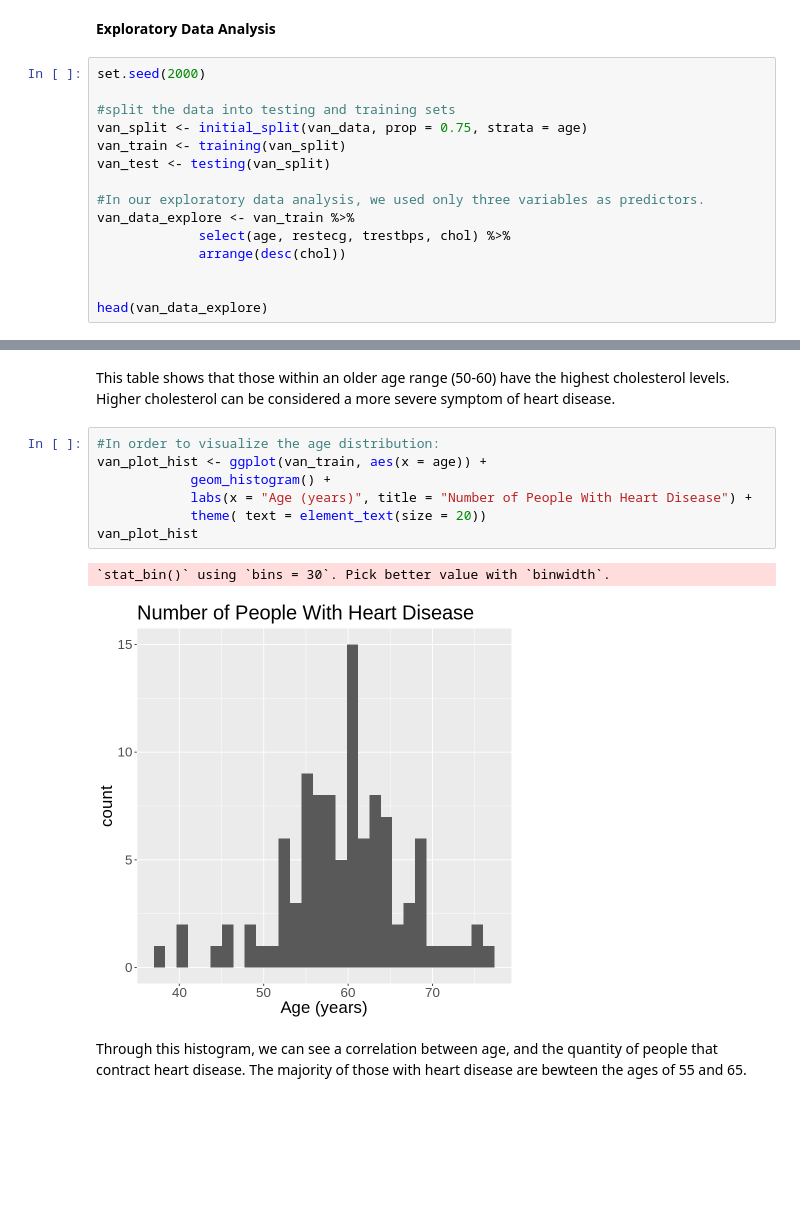
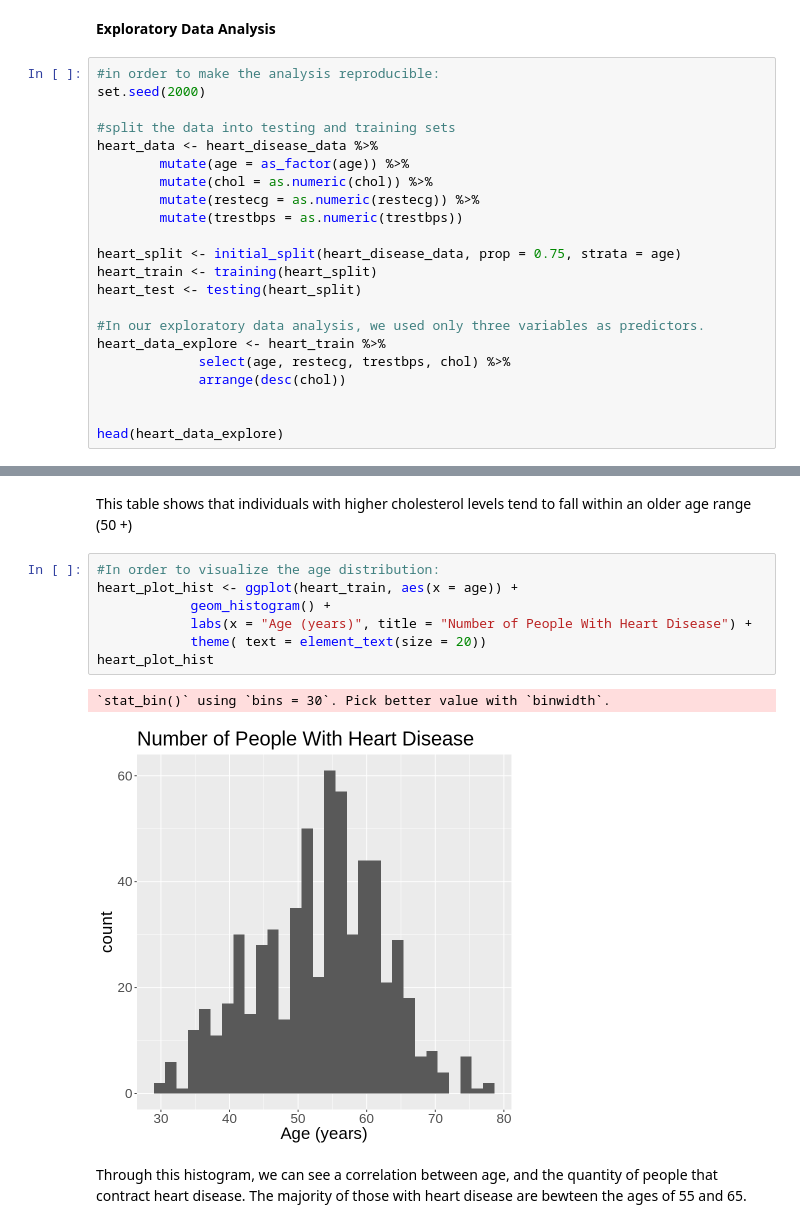
Before and after one commit to klydestad/group_153_project, a Jupyter notebook: group.153.project.report.ipynb, the cells around one changed output, grey strips where cells are left out. Cells and saved outputs as stored; diff of their text form; blank space fills up the shorter version.

```diff
--- a/group.153.project.report.ipynb
+++ b/group.153.project.report.ipynb
@@ -50,20 +99,27 @@ NOTE: WE HAVE TO MERGE IN OTHER DATASETS
 # %% [markdown]
 **Exploratory Data Analysis**
 # %%
+#in order to make the analysis reproducible:
 set.seed(2000)
 
 #split the data into testing and training sets
-van_split <- initial_split(van_data, prop = 0.75, strata = age)
-van_train <- training(van_split)
-van_test <- testing(van_split)
+heart_data <- heart_disease_data %>%
+        mutate(age = as_factor(age)) %>%
+        mutate(chol = as.numeric(chol)) %>%
+        mutate(restecg = as.numeric(restecg)) %>%
+        mutate(trestbps = as.numeric(trestbps))
+
+heart_split <- initial_split(heart_disease_data, prop = 0.75, strata = age)
+heart_train <- training(heart_split)
+heart_test <- testing(heart_split)
 
 #In our exploratory data analysis, we used only three variables as predictors.
-van_data_explore <- van_train %>%
+heart_data_explore <- heart_train %>%
              select(age, restecg, trestbps, chol) %>%
              arrange(desc(chol))
 
 
-head(van_data_explore)
+head(heart_data_explore)
 # %% [output]
 A tibble: 6 × 4
 | age | restecg | trestbps | chol |
@@ -77,15 +133,15 @@ A tibble: 6 × 4
 # %% [markdown]
-This table shows that those within an older age range (50-60) have the highest cholesterol levels. Higher cholesterol can be considered a more severe symptom of heart disease.
+This table shows that individuals with higher cholesterol levels tend to fall within an older age range (50 +)
 # %%
 #In order to visualize the age distribution:
-van_plot_hist <- ggplot(van_train, aes(x = age)) +
+heart_plot_hist <- ggplot(heart_train, aes(x = age)) +
             geom_histogram() +
             labs(x = "Age (years)", title = "Number of People With Heart Disease") +
             theme( text = element_text(size = 20))
-van_plot_hist
+heart_plot_hist
 # %% [output]
 `stat_bin()` using `bins = 30`. Pick better value with `binwidth`.
-[figure, old version]
+[figure, new version]
 # %% [markdown]
 Through this histogram, we can see a correlation between age, and the quantity of people that contract heart disease. The majority of those with heart disease are bewteen the ages of 55 and 65.
 # %% [markdown]
```
Also changed, not shown: parts of 4 cells of this notebook, 1 other file.
